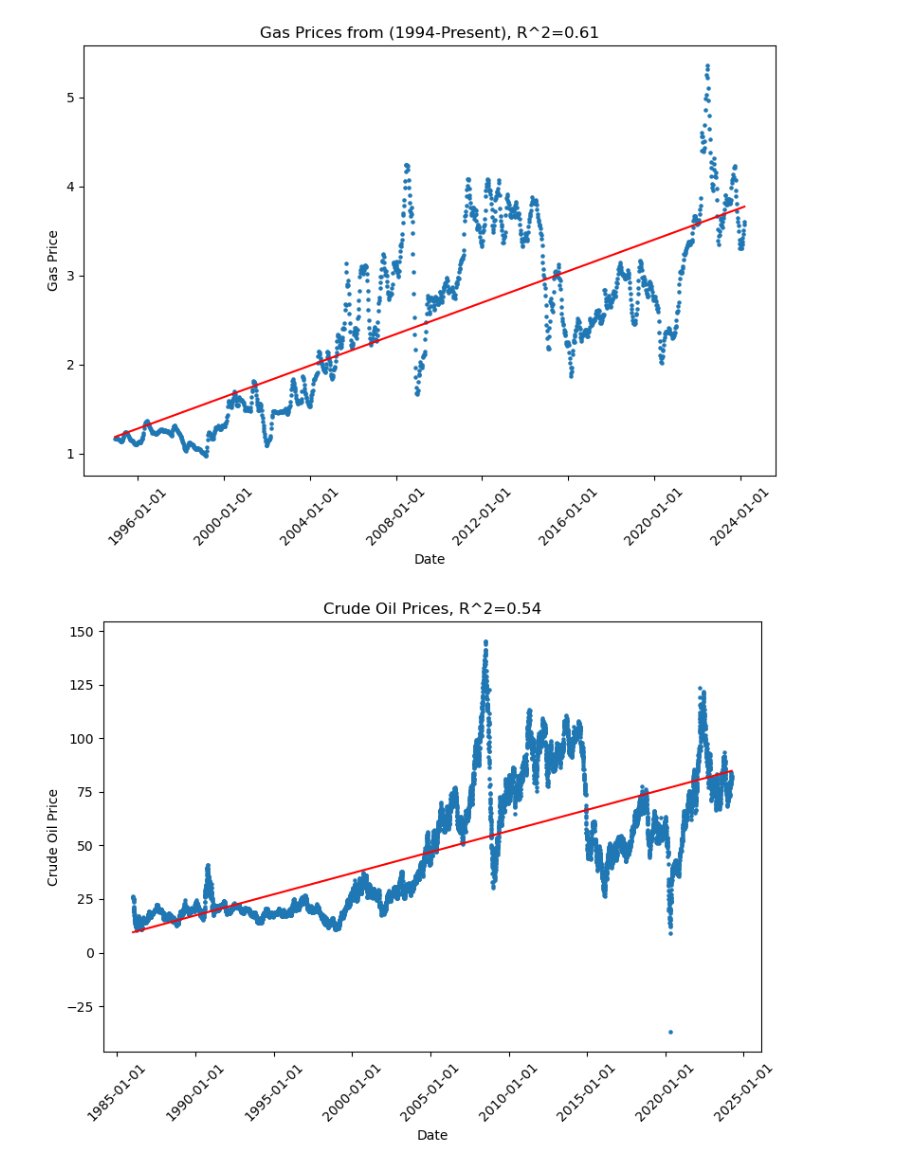
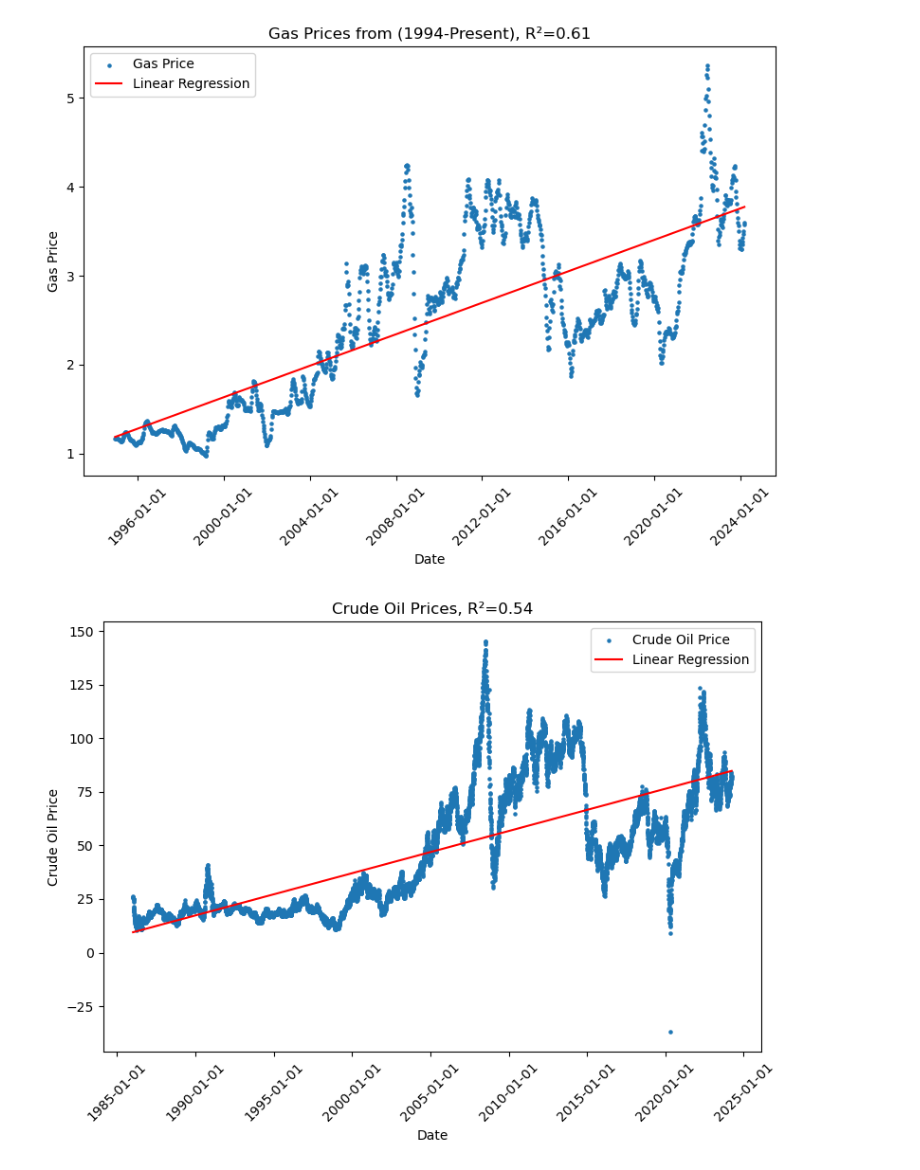
Before and after one commit to Excaliabure/Math150Project, a Jupyter notebook: Juan/Gas_Price.ipynb, the cells around one changed output. Drawn from its saved outputs; the diff is of its cells as text; code cells hidden in the pictures.

```diff
--- a/Juan/Gas_Price.ipynb
+++ b/Juan/Gas_Price.ipynb
@@ -48,38 +48,40 @@ ypred_crude = model_crude.predict(datesforCr)
 rsqu_crude = model_crude.score(datesforCr, x2Cr)
 
 # Plot Gas Prices
 plt.figure(figsize=(8, 6))
-plt.scatter([dt.datetime.fromtimestamp(ts[0]) for ts in datesforR2], x2int, s=[5])
-plt.plot([dt.datetime.fromtimestamp(ts[0]) for ts in datesforR2], ypred_gas, color='red')
-plt.title('Gas Prices from (1994-Present), R^2=' + str(np.round(rsqu_gas, 2)))
+plt.scatter([dt.datetime.fromtimestamp(ts[0]) for ts in datesforR2], x2int, s=[5], label='Gas Price')
+plt.plot([dt.datetime.fromtimestamp(ts[0]) for ts in datesforR2], ypred_gas, color='red', label='Linear Regression')
+plt.title('Gas Prices from (1994-Present), R²=' + str(np.round(rsqu_gas, 2)))
 plt.xlabel('Date')
 plt.ylabel('Gas Price')
+plt.legend(loc='best')  # Set the location of the legend to 'best')
 
 # Format the x-axis as dates
 plt.gca().xaxis.set_major_formatter(mdates.DateFormatter('%Y-%m-%d'))
 plt.gca().xaxis.set_major_locator(mdates.AutoDateLocator())
 
 plt.xticks(rotation=45)
 plt.tight_layout()  # Adjust layout to fit entire plot
 plt.savefig('Gas_Prices_Plot.png')  # Save the plot as an image
 plt.show()
 
 # Plot Crude Oil Prices
 plt.figure(figsize=(8, 6))
-plt.scatter([dt.datetime.fromtimestamp(ts[0]) for ts in datesforCr], x2Cr, s=[5])
-plt.plot([dt.datetime.fromtimestamp(ts[0]) for ts in datesforCr], ypred_crude, color='red')
-plt.title('Crude Oil Prices, R^2=' + str(np.round(rsqu_crude, 2)))
+plt.scatter([dt.datetime.fromtimestamp(ts[0]) for ts in datesforCr], x2Cr, s=[5], label='Crude Oil Price')
+plt.plot([dt.datetime.fromtimestamp(ts[0]) for ts in datesforCr], ypred_crude, color='red', label='Linear Regression')
+plt.title('Crude Oil Prices, R²=' + str(np.round(rsqu_crude, 2)))
 plt.xlabel('Date')
 plt.ylabel('Crude Oil Price')
+plt.legend(loc='best')  # Set the location of the legend to 'best')
 
 # Format the x-axis as dates
 plt.gca().xaxis.set_major_formatter(mdates.DateFormatter('%Y-%m-%d'))
 plt.gca().xaxis.set_major_locator(mdates.AutoDateLocator())
 
 plt.xticks(rotation=45)
 plt.tight_layout()  # Adjust layout to fit entire plot
 plt.savefig('Crude_Oil_Prices_Plot.png')  # Save the plot as an image
 plt.show()
 # %% [output]
-[figure, old version]
+[figure, new version]
-[figure, old version]
+[figure, new version]
```
Also changed, not shown: 2 other files.
